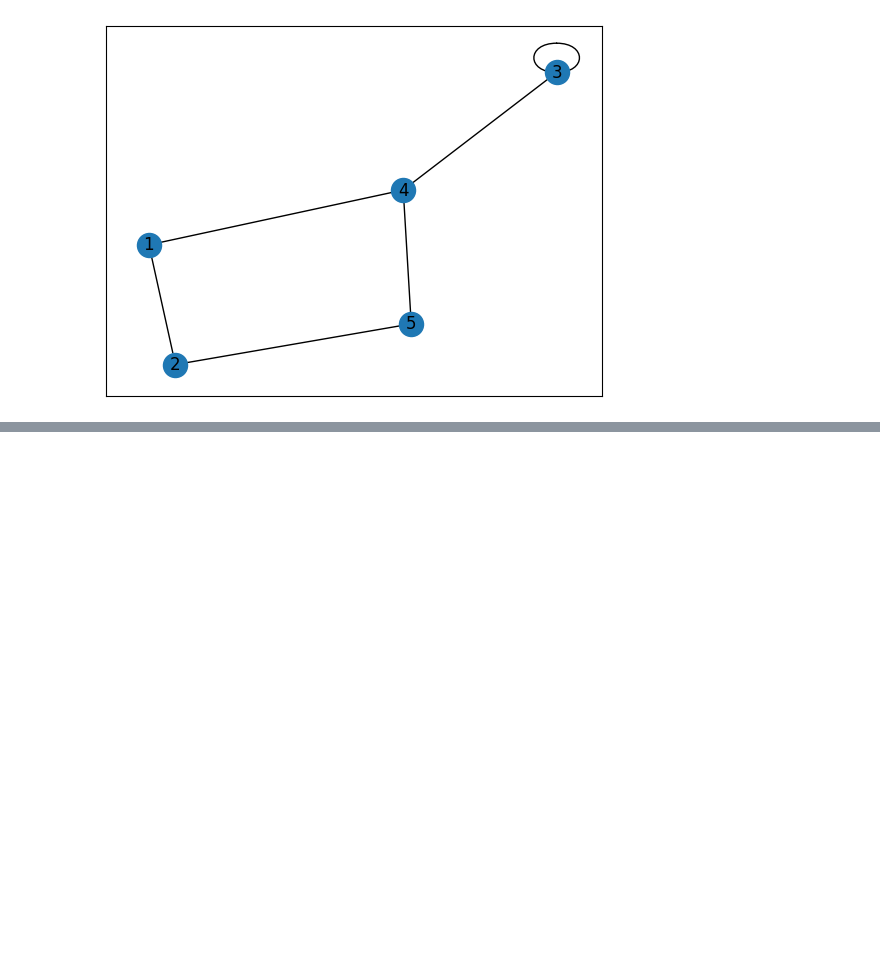
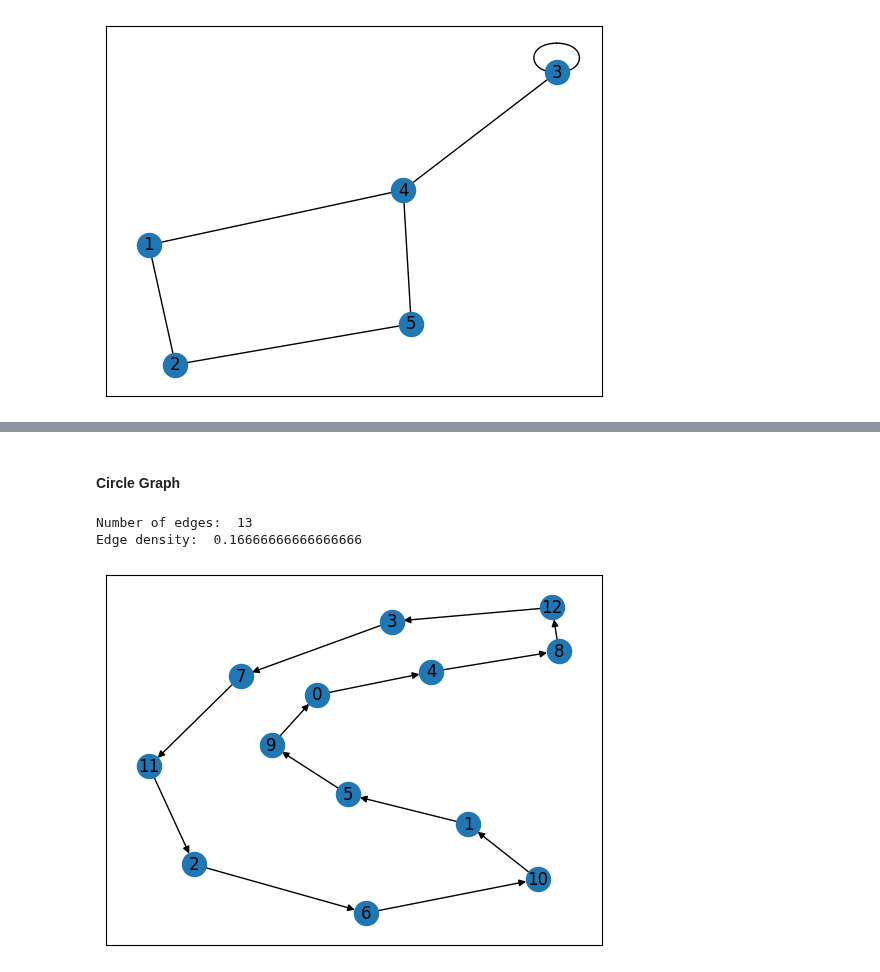
Before and after one commit to eddysanoli-galileo/Data-Analysis-Statistical-Modeling-and-Computation-in-Applications, a Jupyter notebook: Module 3 - Network Analysis/Lecture 1.ipynb, the cells around one changed output, grey strips where cells are left out. Cells and saved outputs as stored; diff of their text form; code cells hidden in the pictures; blank space fills up the shorter version.

```diff
--- a/Module 3 - Network Analysis/Lecture 1.ipynb
+++ b/Module 3 - Network Analysis/Lecture 1.ipynb
@@ -107,0 +321,33 @@ Bipartite:  True
+# %% [markdown]
+#### Circle Graph
+# %%
+# Number of nodes
+# (Must be a prime number)
+n = 13
+
+# Parameter k (integer in the range [0, n] that parametrizes the graph)
+k = 4
+
+# The node "i" is connected to node (i + k) % n
+# We create it by structuring the adjacency matrix by initially setting all entries to 0
+A = np.zeros((n, n))
+for i in range(n):
+    A[i, (i + k) % n] = 1
+
+# Create the graph
+G = nx.from_numpy_array(A, create_using=nx.DiGraph)
+
+# Number of edges
+print("Number of edges: ", G.number_of_edges())
+
+# Edge density
+binomial_coefficient = np.math.factorial(n) / (np.math.factorial(2) * np.math.factorial(n - 2))
+edge_density = G.number_of_edges() / binomial_coefficient
+print("Edge density: ", edge_density)
+
+# Plot the graph
+nx.draw_networkx(G, arrows=True, with_labels=True)
+# %% [output]
+Number of edges:  13
+Edge density:  0.16666666666666666
+[figure, added]
```
Also changed, not shown: parts of 7 cells of this notebook, 1 other file.
